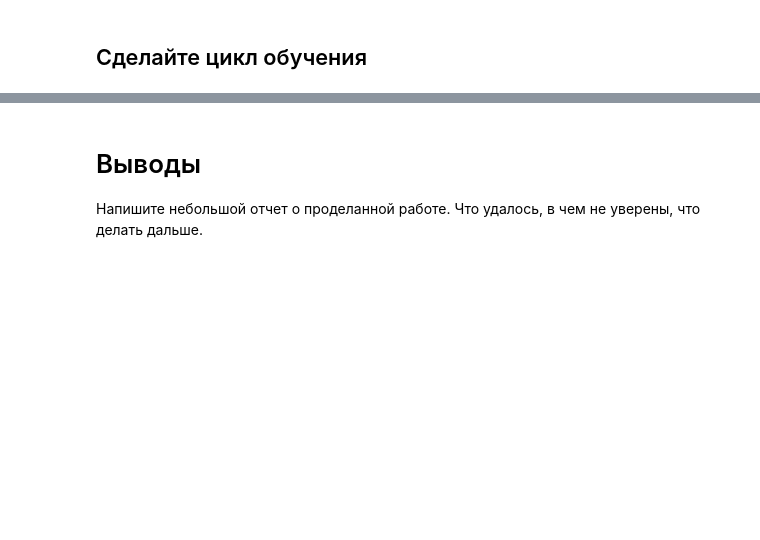
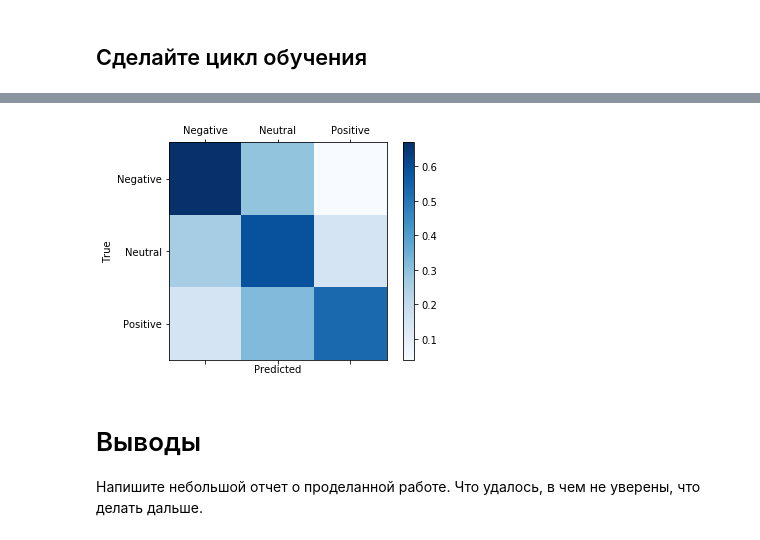
Before and after one commit to Alxec/DeepAverageNetwork, a Jupyter notebook: DAN Task.ipynb, the cells around one changed output, grey strips where cells are left out. Drawn from its saved outputs; the diff is of its cells as text; code cells hidden in the pictures; blank space fills up the shorter version.

Commit message:
Added confusion matrix and comments

```diff
--- a/DAN Task.ipynb
+++ b/DAN Task.ipynb
@@ -680,3 +691,27 @@ metric
+# %%
+# Строим confusion matrix
+fig = plt.figure()
+ax = fig.add_subplot(111)
+cax = ax.matshow(confusion_matrix(predicted_labels, true_labels, normalize='true'), cmap=plt.cm.Blues)
+fig.colorbar(cax)
+
+labels = ['', 'Negative', 'Neutral', 'Positive']
+ax.set_xticklabels(labels)
+ax.set_xlabel('Predicted')
+ax.set_yticklabels(labels)
+ax.set_ylabel('True')
+
+plt.show()
+# disp = ConfusionMatrixDisplay.from_estimator(
+#         classifier,
+#         X_test,
+#         y_test,
+#         display_labels=class_names,
+#         cmap=plt.cm.Blues,
+#         normalize=normalize,
+#     )
+# %% [output]
+[figure, added]
 # %% [markdown]
 # Выводы
 Напишите небольшой отчет о проделанной работе. Что удалось, в чем не уверены, что делать дальше.
```
Also changed, not shown: parts of 13 cells of this notebook.
